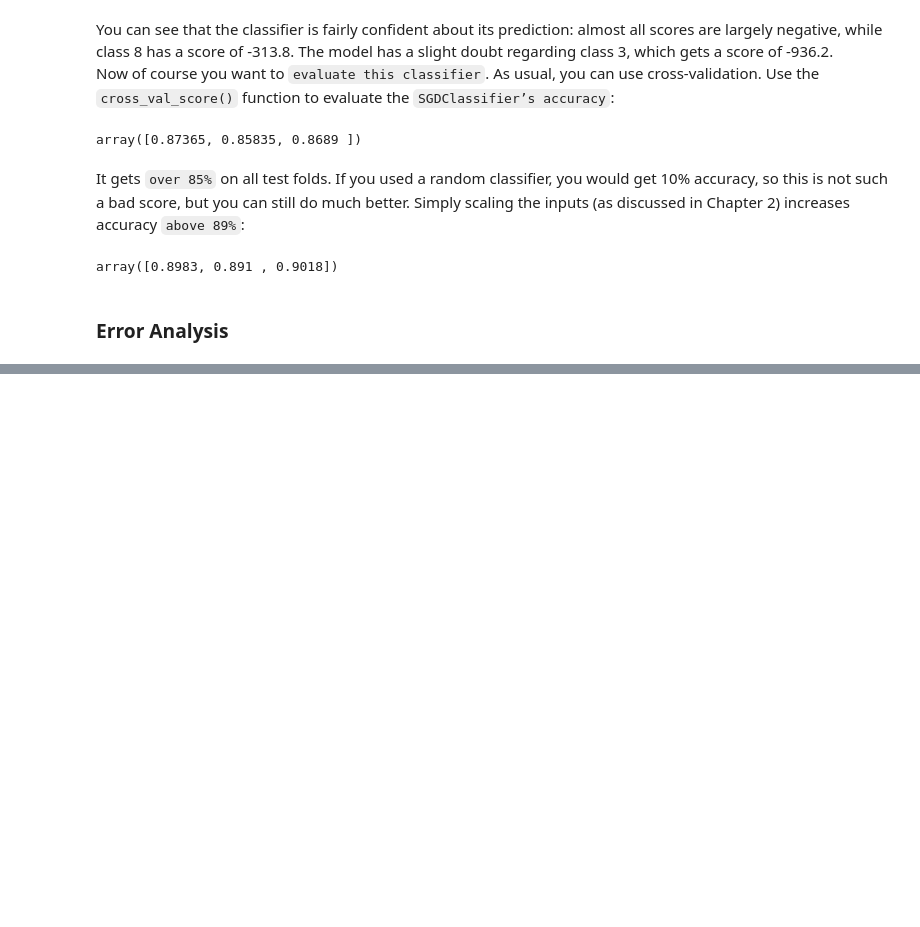
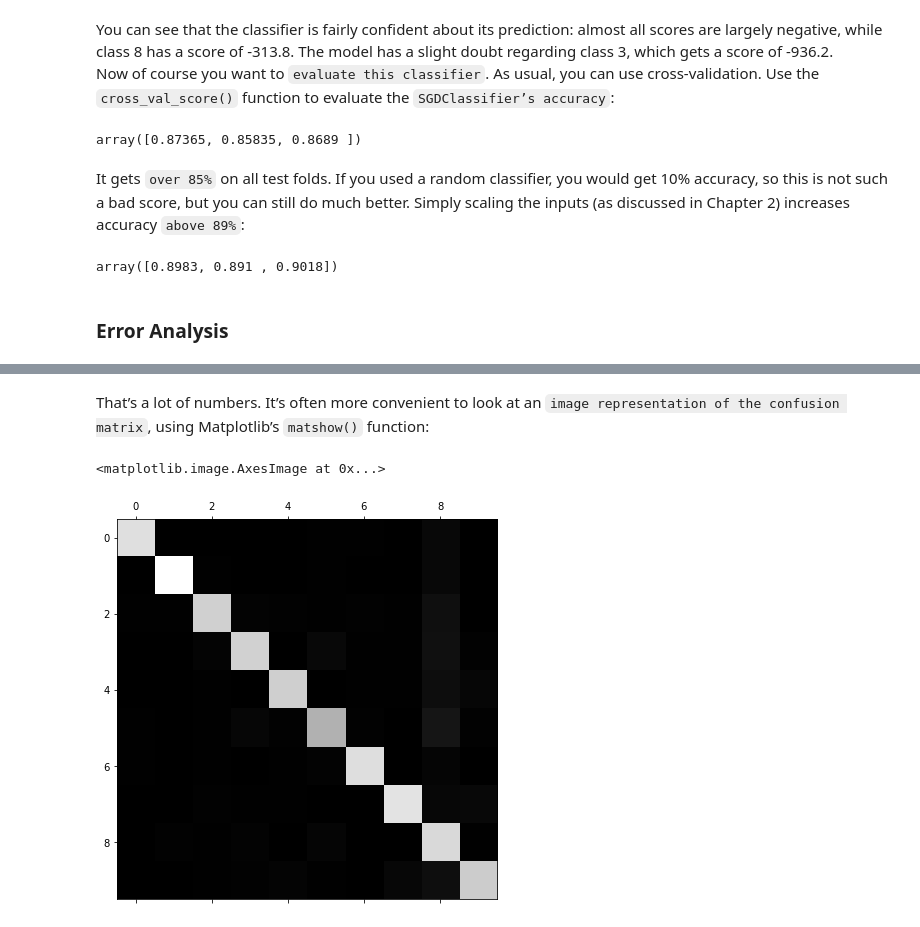
Before and after one commit to SachinGarg10/hands_on_ml_book_projects, a Jupyter notebook: ch3_classification.ipynb, the cells around one changed output, grey strips where cells are left out. Saved outputs shown, nothing was run; the diff lists cells and outputs as text; code cells hidden in the pictures; blank space fills up the shorter version.

Commit message:
Update and complete Chapter 3 notebook

```diff
--- a/ch3_classification.ipynb
+++ b/ch3_classification.ipynb
@@ -3,3 +3,39 @@ import numpy as np
+# %%
+# Python ≥3.5 is required
+import sys
+assert sys.version_info >= (3, 5)
+
+# Scikit-Learn ≥0.20 is required
+import sklearn
+assert sklearn.__version__ >= "0.20"
+
+# Common imports
+import numpy as np
+import os
+
+# to make this notebook's output stable across runs
+np.random.seed(42)
+
+# To plot pretty figures
+%matplotlib inline
+import matplotlib as mpl
+import matplotlib.pyplot as plt
+mpl.rc('axes', labelsize=14)
+mpl.rc('xtick', labelsize=12)
+mpl.rc('ytick', labelsize=12)
+
+# Where to save the figures
+PROJECT_ROOT_DIR = "."
+CHAPTER_ID = "classification"
+IMAGES_PATH = os.path.join(PROJECT_ROOT_DIR, "images", CHAPTER_ID)
+os.makedirs(IMAGES_PATH, exist_ok=True)
+
+def save_fig(fig_id, tight_layout=True, fig_extension="png", resolution=300):
+    path = os.path.join(IMAGES_PATH, fig_id + "." + fig_extension)
+    print("Saving figure", fig_id)
+    if tight_layout:
+        plt.tight_layout()
+    plt.savefig(path, format=fig_extension, dpi=resolution)
 # %% [markdown]
 # MNIST
 # %% [markdown]
@@ -921,0 +998,2 @@ y_train_pred = cross_val_predict(sgd_clf, X_train_scaled, y_train, cv=3)
+# %%
+conf_mx = confusion_matrix(y_train, y_train_pred)
@@ -921,0 +1013,8 @@ y_train_pred = cross_val_predict(sgd_clf, X_train_scaled, y_train, cv=3)
+# %% [markdown]
+That’s a lot of numbers. It’s often more convenient to look at an `image representation of the confusion matrix`, using Matplotlib’s `matshow()` function:
+# %%
+plt.figure(figsize=(20, 7))
+plt.matshow(conf_mx, 0, cmap=plt.cm.gray)
+# %% [output]
+<matplotlib.image.AxesImage at 0x...>
+[figure, added]
```
Also changed, not shown: parts of 79 cells of this notebook.
